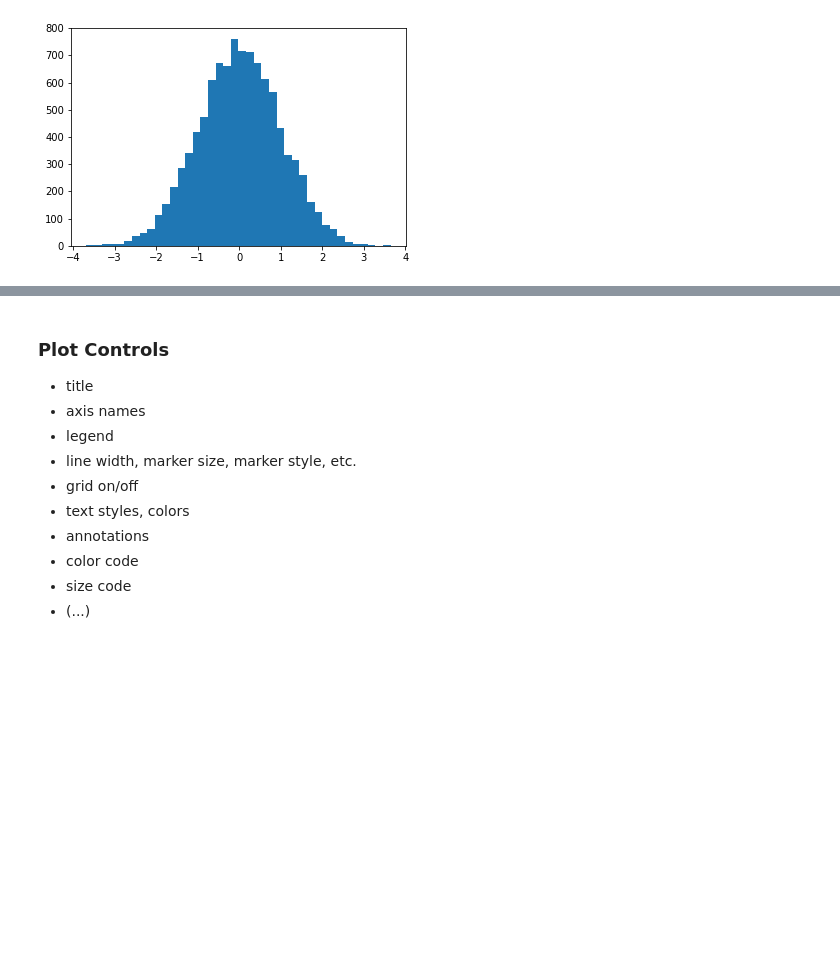
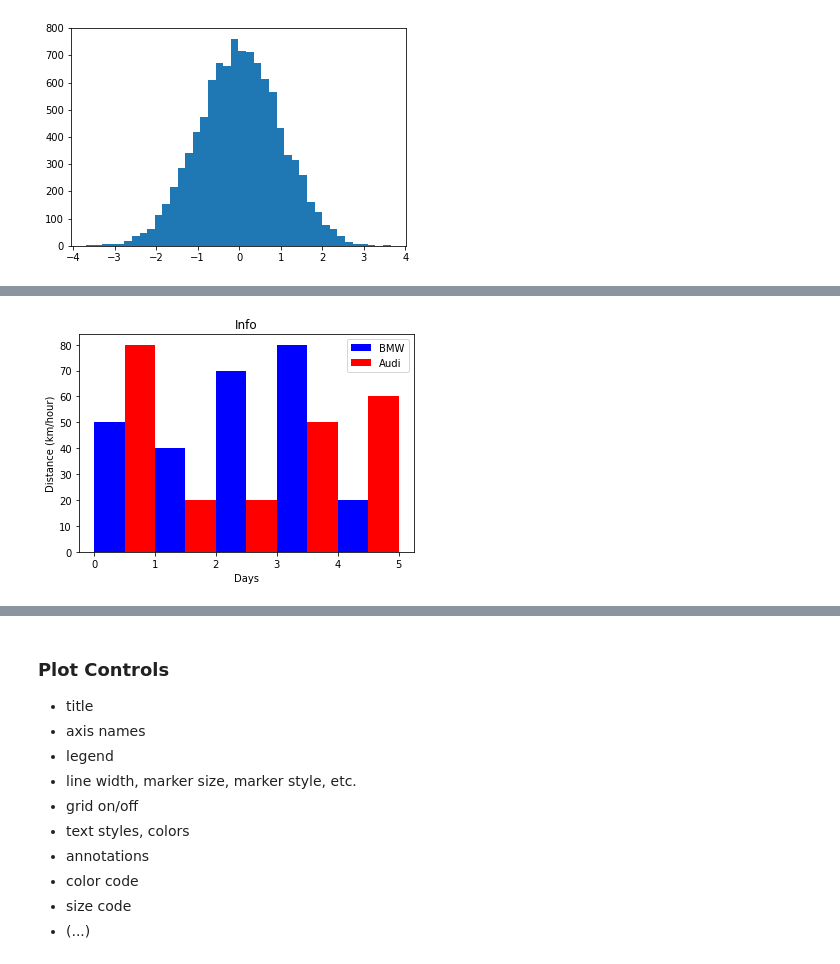
Before and after one commit to mcandar/python_lectures, a Jupyter notebook: chapter_5.ipynb, the cells around one changed output, grey strips where cells are left out. Saved outputs shown, nothing was run; the diff lists cells and outputs as text; code cells hidden in the pictures; blank space fills up the shorter version.

```diff
--- a/chapter_5.ipynb
+++ b/chapter_5.ipynb
@@ -125,0 +136,14 @@ plt.show()
+# %%
+plt.bar([0.25,1.25,2.25,3.25,4.25],[50,40,70,80,20],
+label="BMW",color='b',width=0.5)
+
+plt.bar([0.75,1.75,2.75,3.75,4.75],[80,20,20,50,60],
+label="Audi", color='r',width=0.5)
+
+plt.legend()
+plt.xlabel('Days')
+plt.ylabel('Distance (km/hour)')
+plt.title('Info')
+plt.show()
+# %% [output]
+[figure, added]
```
Also changed, not shown: parts of 12 cells of this notebook.
